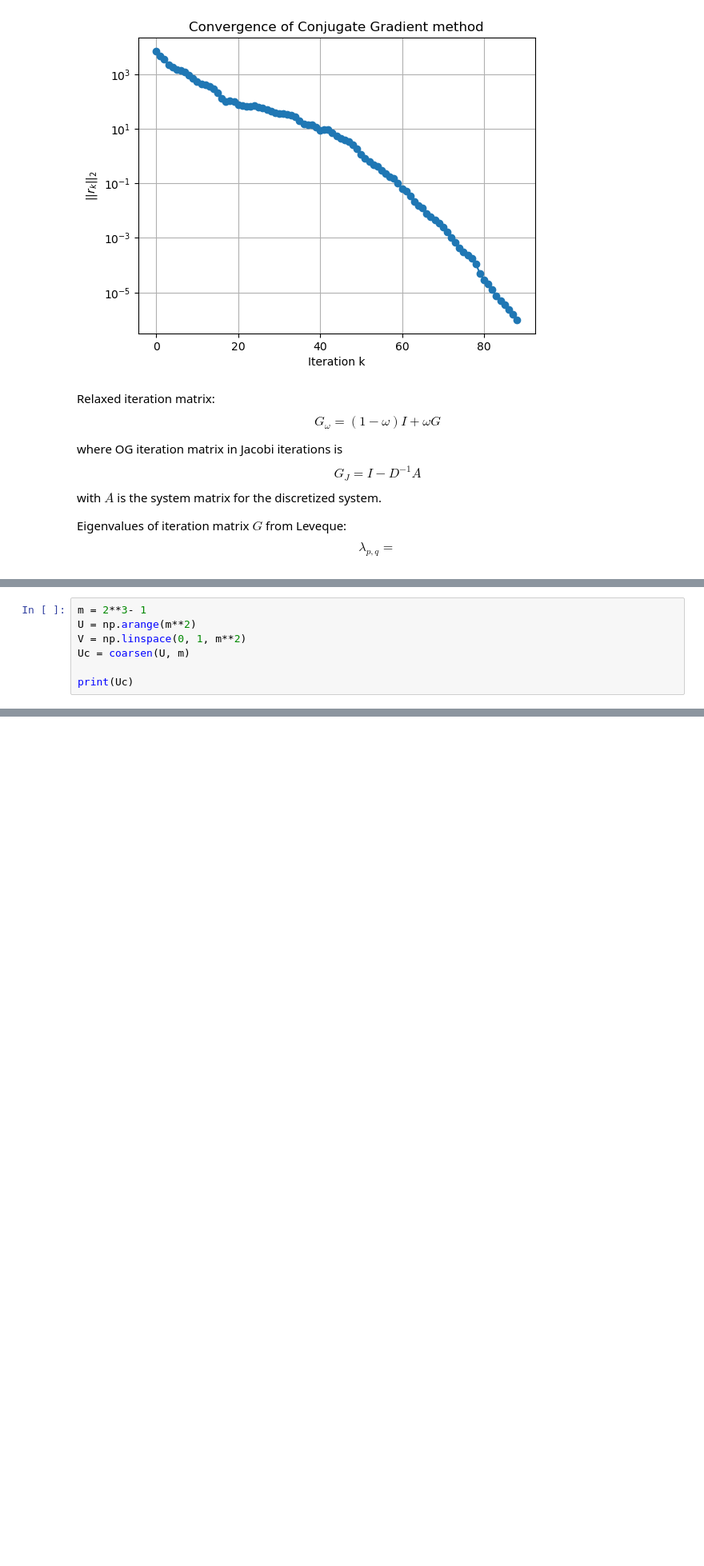
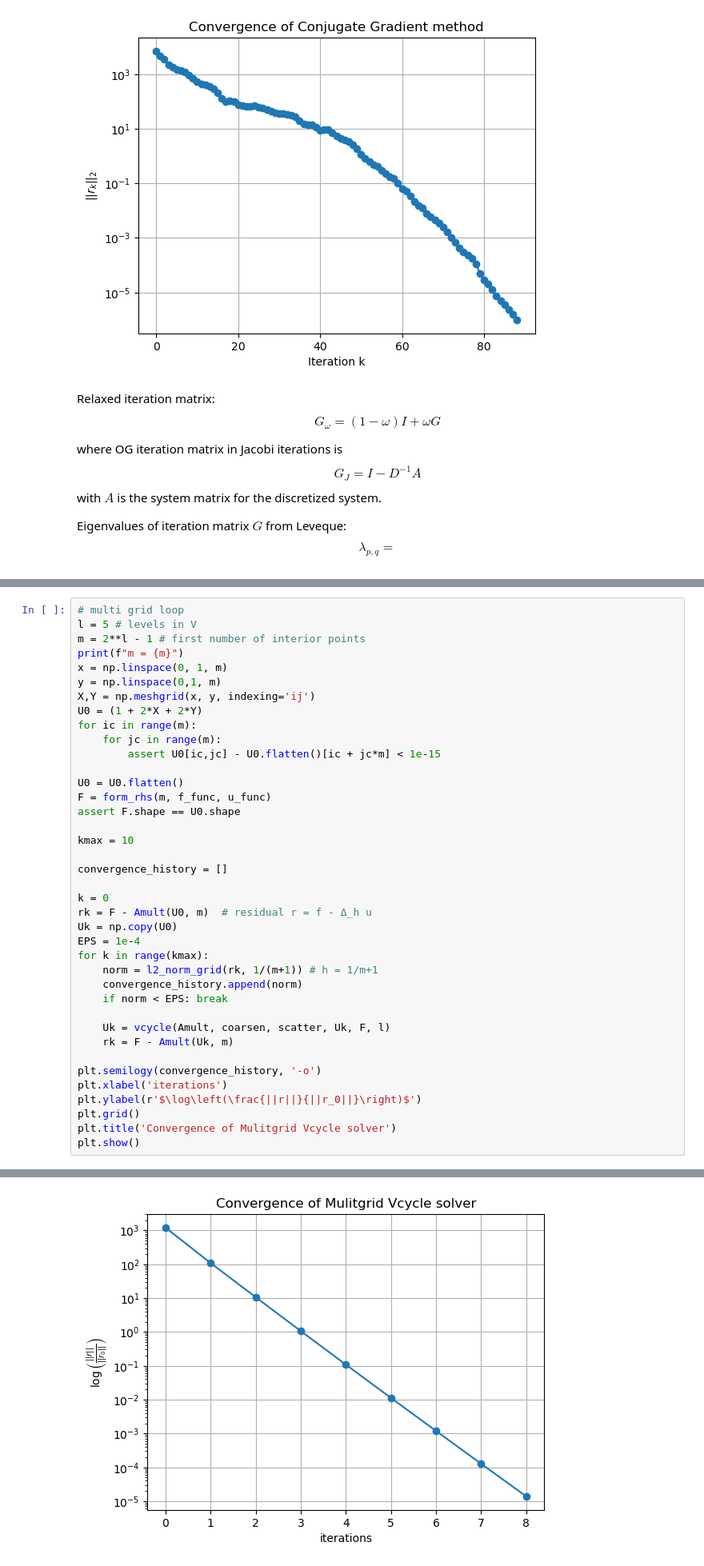
Before and after one commit to Maastrup/02687-SciFi-Computing, a Jupyter notebook: Assignment 1/Exercise3_KJ.ipynb, the cells around one changed output, grey strips where cells are left out. Shown at 80% size. Saved outputs shown, nothing was run; the diff lists cells and outputs as text; blank space fills up the shorter version.

```diff
--- a/Assignment 1/Exercise3_KJ.ipynb
+++ b/Assignment 1/Exercise3_KJ.ipynb
@@ -185,10 +197,3 @@ def coarsen(R, m):
                 + right # (i + 1, j)
             )
     return Rc
-# %%
-m = 2**3- 1
-U = np.arange(m**2)
-V = np.linspace(0, 1, m**2)
-Uc = coarsen(U, m)
-
-print(Uc)
@@ -228,0 +265,40 @@ array([[ 2. ,  4. ,  4.5,  5. ,  5.5,  6. ,  3. ],
+# %%
+# multi grid loop
+l = 5 # levels in V
+m = 2**l - 1 # first number of interior points
+print(f"m = {m}")
+x = np.linspace(0, 1, m)
+y = np.linspace(0,1, m)
+X,Y = np.meshgrid(x, y, indexing='ij')
+U0 = (1 + 2*X + 2*Y)
+for ic in range(m):
+    for jc in range(m):
+        assert U0[ic,jc] - U0.flatten()[ic + jc*m] < 1e-15
+
+U0 = U0.flatten()
+F = form_rhs(m, f_func, u_func)
+assert F.shape == U0.shape
+
+kmax = 10
+
+convergence_history = []
+
+k = 0
+rk = F - Amult(U0, m)  # residual r = f - Δ_h u
+Uk = np.copy(U0)
+EPS = 1e-4
+for k in range(kmax):
+    norm = l2_norm_grid(rk, 1/(m+1)) # h = 1/m+1
+    convergence_history.append(norm)
+    if norm < EPS: break
+
+    Uk = vcycle(Amult, coarsen, scatter, Uk, F, l)
+    rk = F - Amult(Uk, m)
+
+plt.semilogy(convergence_history, '-o')
+plt.xlabel('iterations')
+plt.ylabel(r'$\log\left(\frac{||r||}{||r_0||}\right)$')
+plt.grid()
+plt.title('Convergence of Mulitgrid Vcycle solver')
+plt.show()
+# %% [output]
@@ -228,0 +306 @@ array([[ 2. ,  4. ,  4.5,  5. ,  5.5,  6. ,  3. ],
+[figure, added]
```
Also changed, not shown: parts of 15 cells of this notebook, 3 other files.
